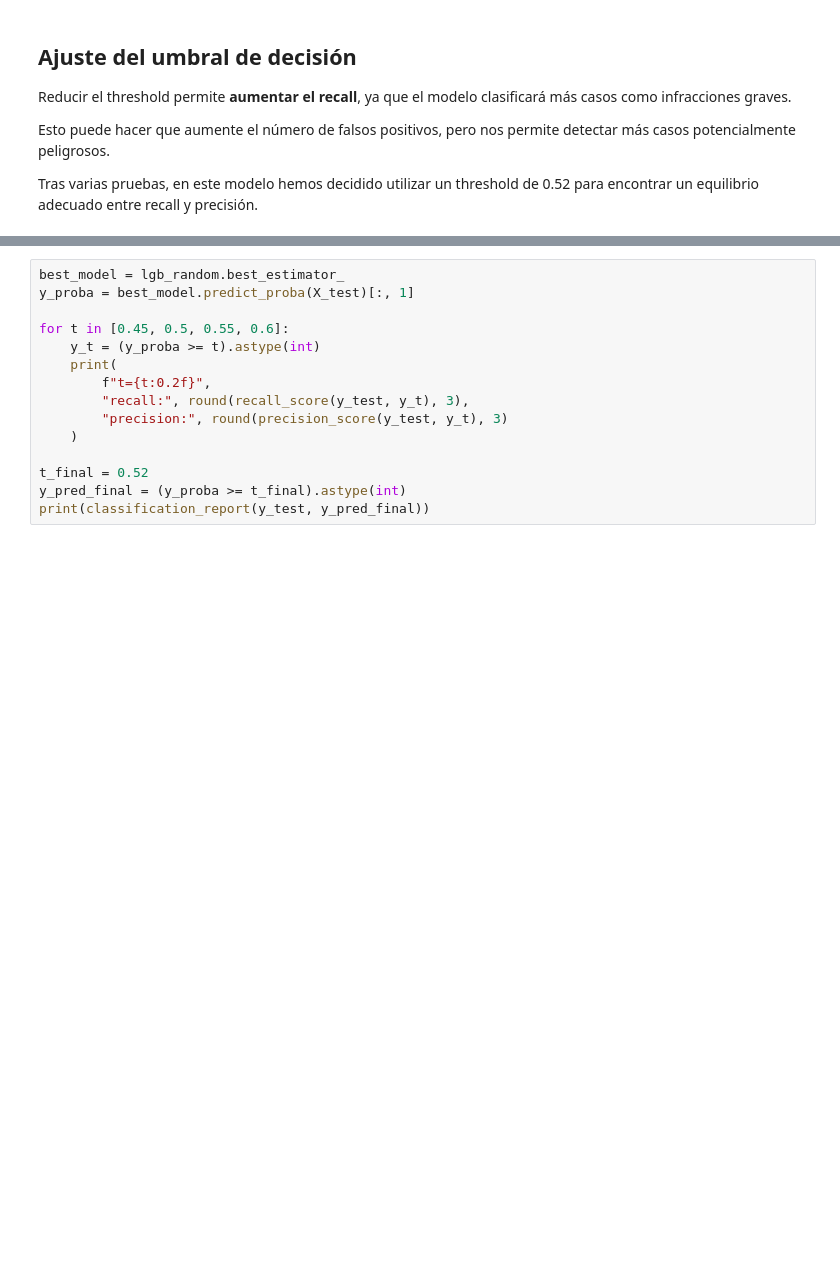
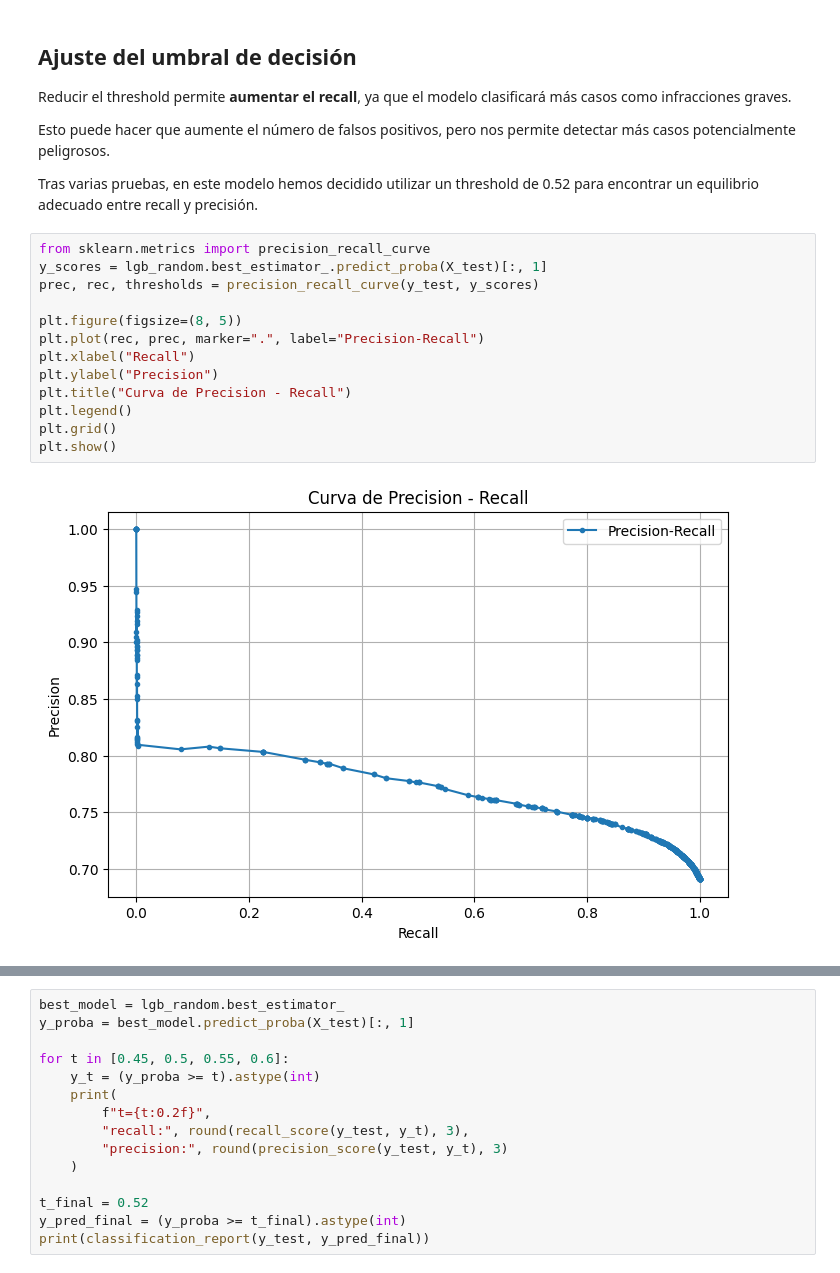
Before and after one commit to LucasBalaguer/ML_Infracciones_de_trafico, a Jupyter notebook: main.ipynb, the cells around one changed output, grey strips where cells are left out. Saved outputs shown, nothing was run; the diff lists cells and outputs as text; blank space fills up the shorter version.

```diff
--- a/main.ipynb
+++ b/main.ipynb
@@ -558,3 +639,18 @@ Reducir el threshold permite **aumentar el recall**, ya que el modelo clasificar
 Esto puede hacer que aumente el número de falsos positivos, pero nos permite detectar más casos potencialmente peligrosos.
 
 Tras varias pruebas, en este modelo hemos decidido utilizar un threshold de 0.52 para encontrar un equilibrio adecuado entre recall y precisión.
+# %%
+from sklearn.metrics import precision_recall_curve
+y_scores = lgb_random.best_estimator_.predict_proba(X_test)[:, 1]
+prec, rec, thresholds = precision_recall_curve(y_test, y_scores)
+
+plt.figure(figsize=(8, 5))
+plt.plot(rec, prec, marker=".", label="Precision-Recall")
+plt.xlabel("Recall")
+plt.ylabel("Precision")
+plt.title("Curva de Precision - Recall")
+plt.legend()
+plt.grid()
+plt.show()
+# %% [output]
+[figure, added]
```
Also changed, not shown: parts of 8 cells of this notebook, 1 other file.
